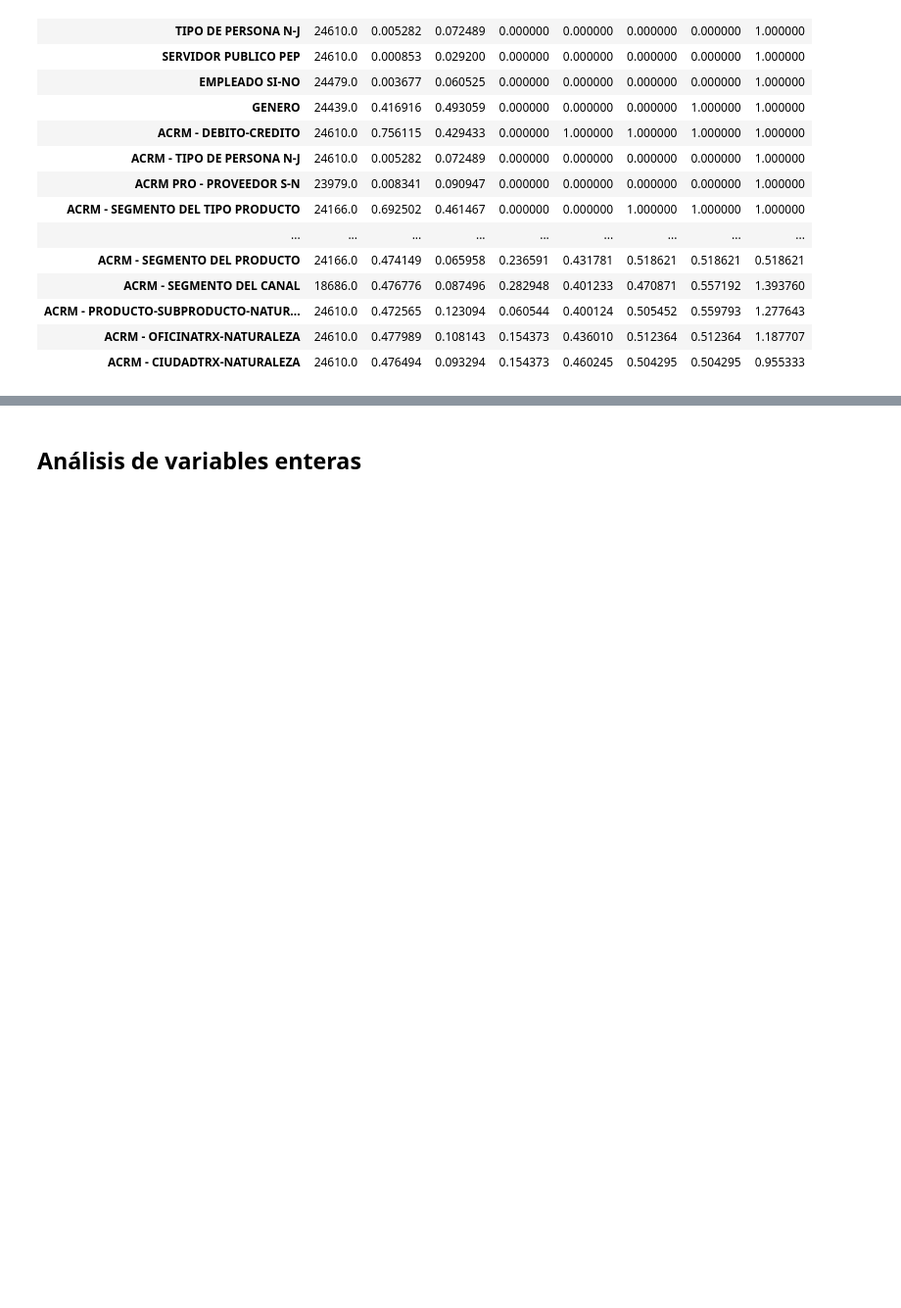
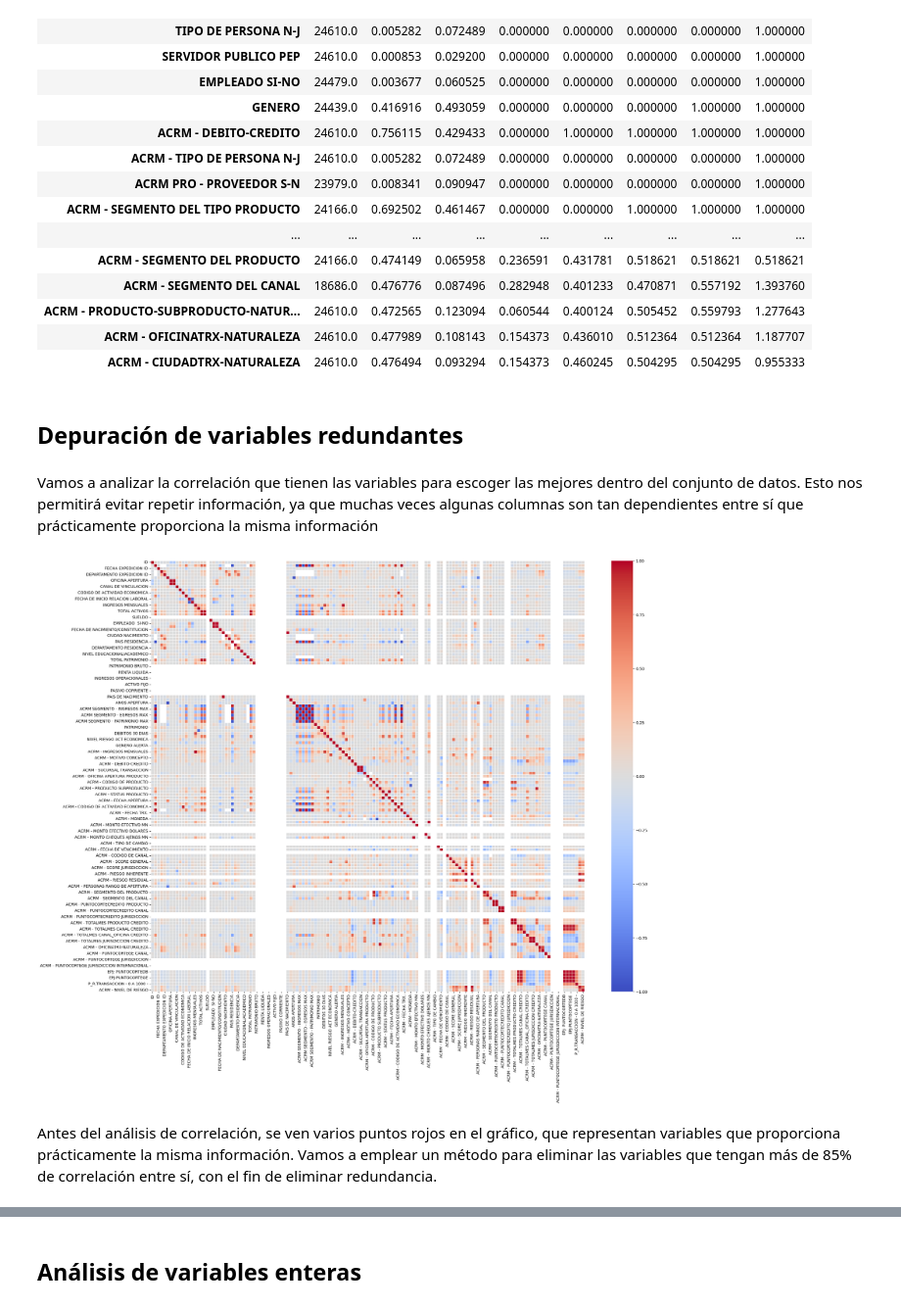
Before and after one commit to gabrielres10/EDA-Caso-Banco, a Jupyter notebook: plantilla_entrega_final_(renombrar).ipynb, the cells around one changed output, grey strips where cells are left out. Shown at 98% size. Drawn from its saved outputs; the diff is of its cells as text; code cells hidden in the pictures; blank space fills up the shorter version.

Commit message:
seleccion de columnas en base a la correlacion

```diff
--- a/plantilla_entrega_final_(renombrar).ipynb
+++ b/plantilla_entrega_final_(renombrar).ipynb
@@ -622,3 +622,15 @@ numeric_data[non_numeric_cols].describe().T
 | ACRM - PRODUCTO-SUBPRODUCTO-NATUR... | 24610.0 | 0.472565 | 0.123094 | 0.060544 | 0.400124 | 0.505452 | 0.559793 | 1.277643 |
 | ACRM - OFICINATRX-NATURALEZA | 24610.0 | 0.477989 | 0.108143 | 0.154373 | 0.436010 | 0.512364 | 0.512364 | 1.187707 |
 | ACRM - CIUDADTRX-NATURALEZA | 24610.0 | 0.476494 | 0.093294 | 0.154373 | 0.460245 | 0.504295 | 0.504295 | 0.955333 |
+# %% [markdown]
+## Depuración de variables redundantes
+# %% [markdown]
+Vamos a analizar la correlación que tienen las variables para escoger las mejores dentro del conjunto de datos. Esto nos permitirá evitar repetir información, ya que muchas veces algunas columnas son tan dependientes entre sí que prácticamente proporciona la misma información
+# %%
+plt.figure(figsize=(25, 20))
+sns.heatmap(numeric_data.corr(), annot=False, cmap="coolwarm", linewidths=0.5)
+plt.show()
+# %% [output]
+[figure, added]
+# %% [markdown]
+Antes del análisis de correlación, se ven varios puntos rojos en el gráfico, que representan variables que proporciona prácticamente la misma información. Vamos a emplear un método para eliminar las variables que tengan más de 85% de correlación entre sí, con el fin de eliminar redundancia.
```
Also changed, not shown: parts of 5 cells of this notebook.
